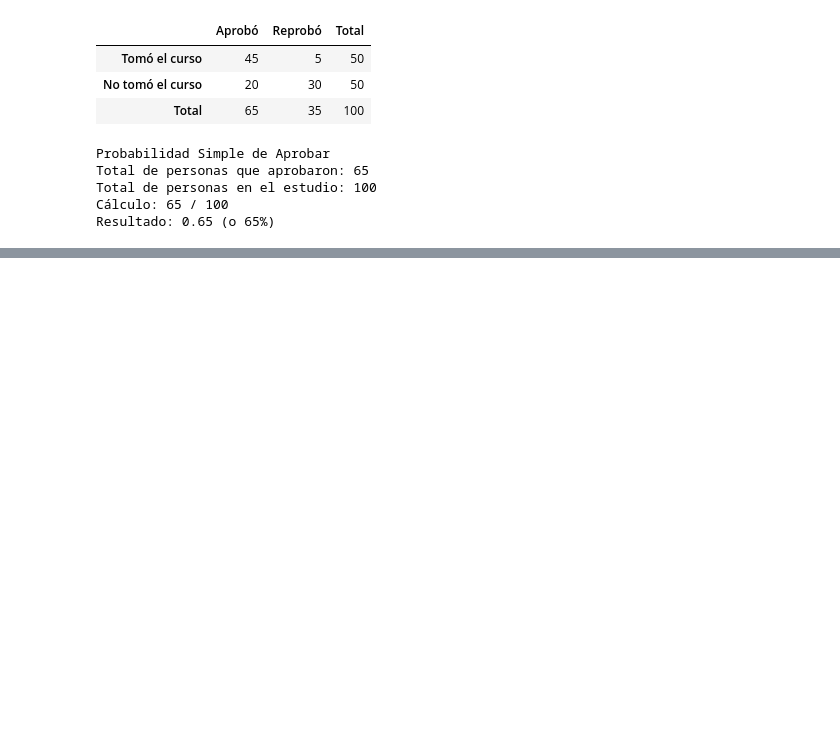
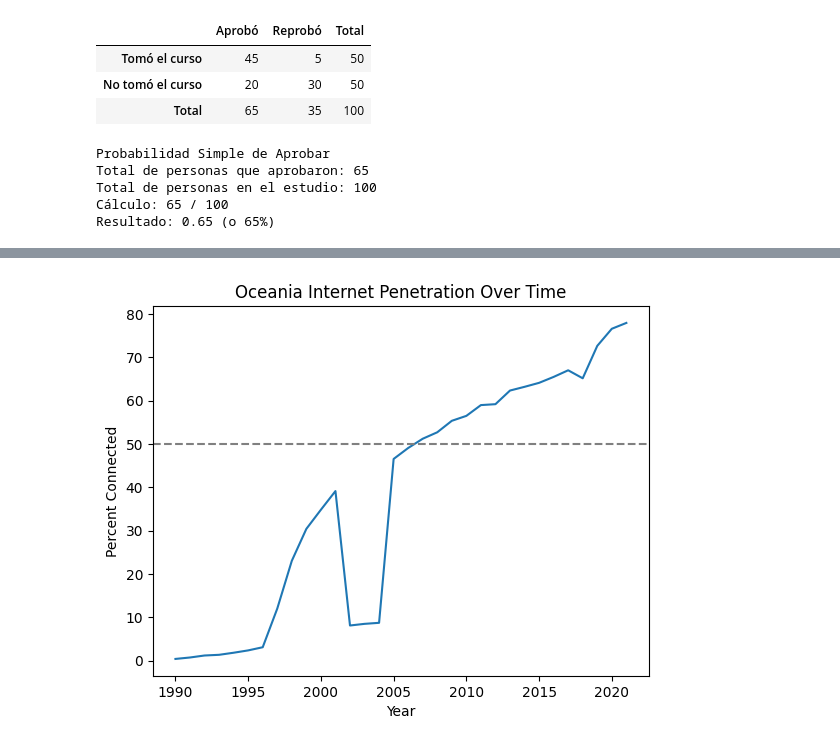
Before and after one commit to AdriannMo/Mineria_de_Datos, a Jupyter notebook: Minería_de_Datos.ipynb, the cells around one changed output, grey strips where cells are left out. Cells and saved outputs as stored; diff of their text form; code cells hidden in the pictures; blank space fills up the shorter version.

```diff
--- a/Minería_de_Datos.ipynb
+++ b/Minería_de_Datos.ipynb
@@ -1310,0 +1464,10 @@ Resultado: 0.65 (o 65%)
+# %%
+import matplotlib.pyplot as plt
+plt.plot(oceania_df['year'], oceania_df['percent'])
+plt.axhline(50, color='gray', linestyle='--')
+plt.xlabel('Year')
+plt.ylabel('Percent Connected')
+plt.title('Oceania Internet Penetration Over Time')
+plt.show()
+# %% [output]
+[figure, added]
```
Also changed, not shown: parts of 13 cells of this notebook.
